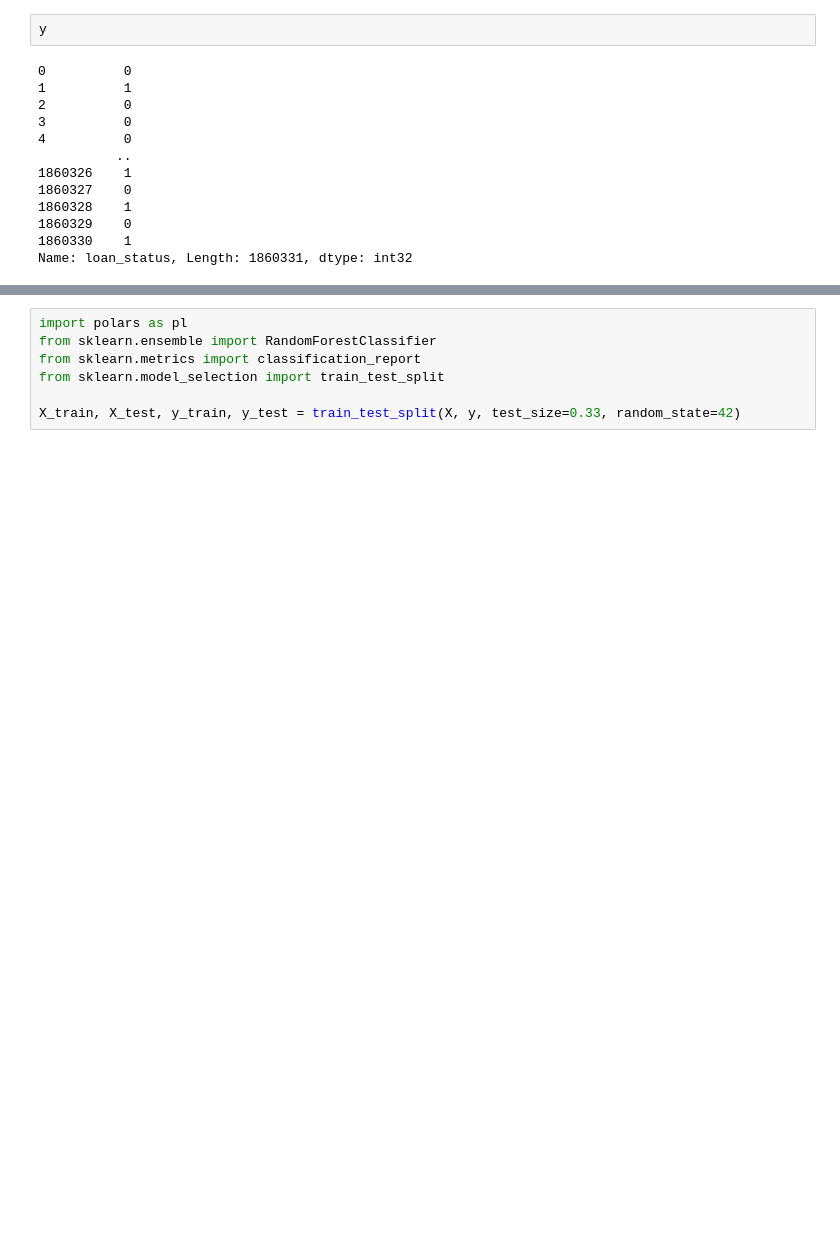
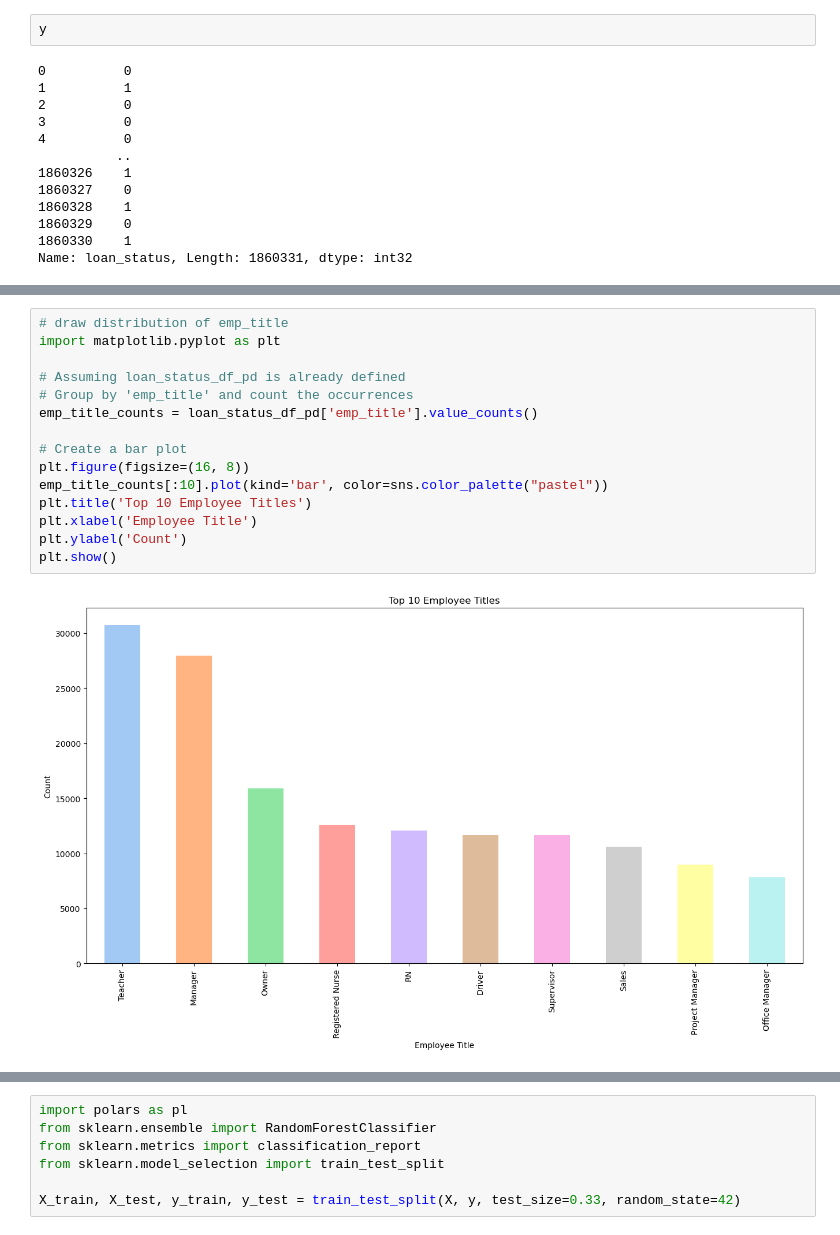
Before and after one commit to manolaz/kaggle-lending-hub-2024, a Jupyter notebook: trung-nva-lending-club-2007-20.ipynb, the cells around one changed output, grey strips where cells are left out. Saved outputs shown, nothing was run; the diff lists cells and outputs as text; blank space fills up the shorter version.

Commit message:
get more distributions

```diff
--- a/trung-nva-lending-club-2007-20.ipynb
+++ b/trung-nva-lending-club-2007-20.ipynb
@@ -622,0 +635,17 @@ Name: loan_status, Length: 1860331, dtype: int32
+# %%
+# draw distribution of emp_title
+import matplotlib.pyplot as plt
+
+# Assuming loan_status_df_pd is already defined
+# Group by 'emp_title' and count the occurrences
+emp_title_counts = loan_status_df_pd['emp_title'].value_counts()
+
+# Create a bar plot
+plt.figure(figsize=(16, 8))
+emp_title_counts[:10].plot(kind='bar', color=sns.color_palette("pastel"))
+plt.title('Top 10 Employee Titles')
+plt.xlabel('Employee Title')
+plt.ylabel('Count')
+plt.show()
+# %% [output]
+[figure, added]
```
Also changed, not shown: parts of 6 cells of this notebook.
